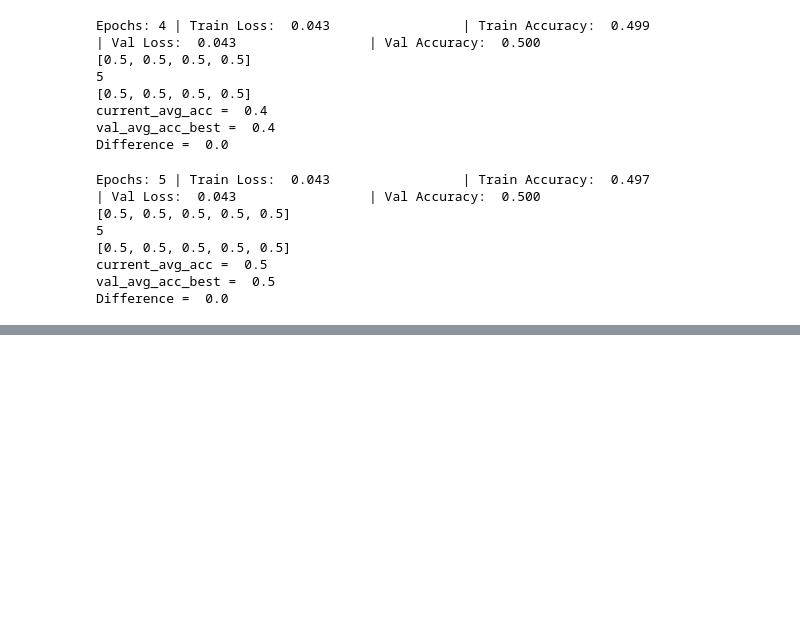
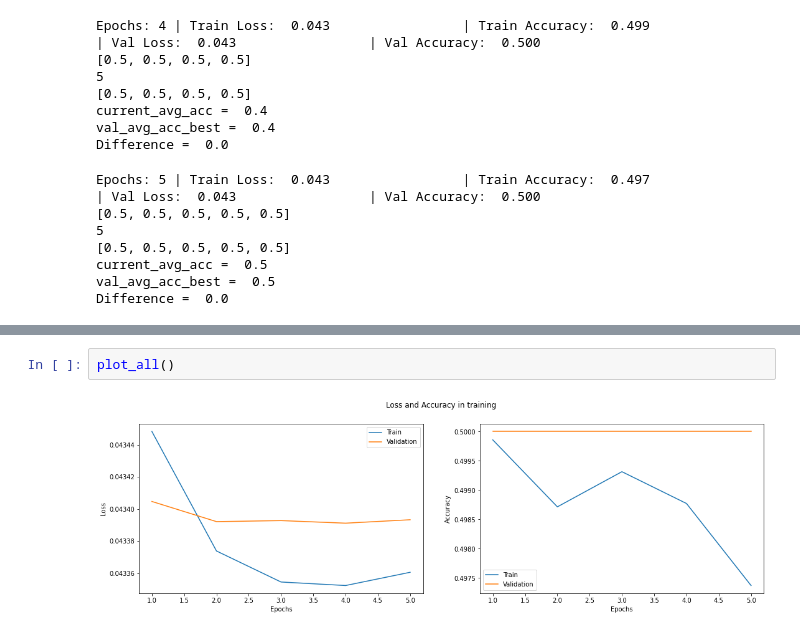
Before and after one commit to Ahmadsaidnouh/Term7-Artificial-Intelligence-Assignments, a Jupyter notebook: lab4/preprocessing notebooks/Final_NLP_bert(1e-3).ipynb, the cells around one changed output, grey strips where cells are left out. Cells and saved outputs as stored; diff of their text form; blank space fills up the shorter version.

```diff
--- a/lab4/preprocessing notebooks/Final_NLP_bert(1e-3).ipynb
+++ b/lab4/preprocessing notebooks/Final_NLP_bert(1e-3).ipynb
@@ -476,0 +508,4 @@ evaluate(model, df_test, test_dataloader)
+# %%
+plot_all()
+# %% [output]
+[figure, added]
```
Also changed, not shown: parts of 6 cells of this notebook, 8 other files.
